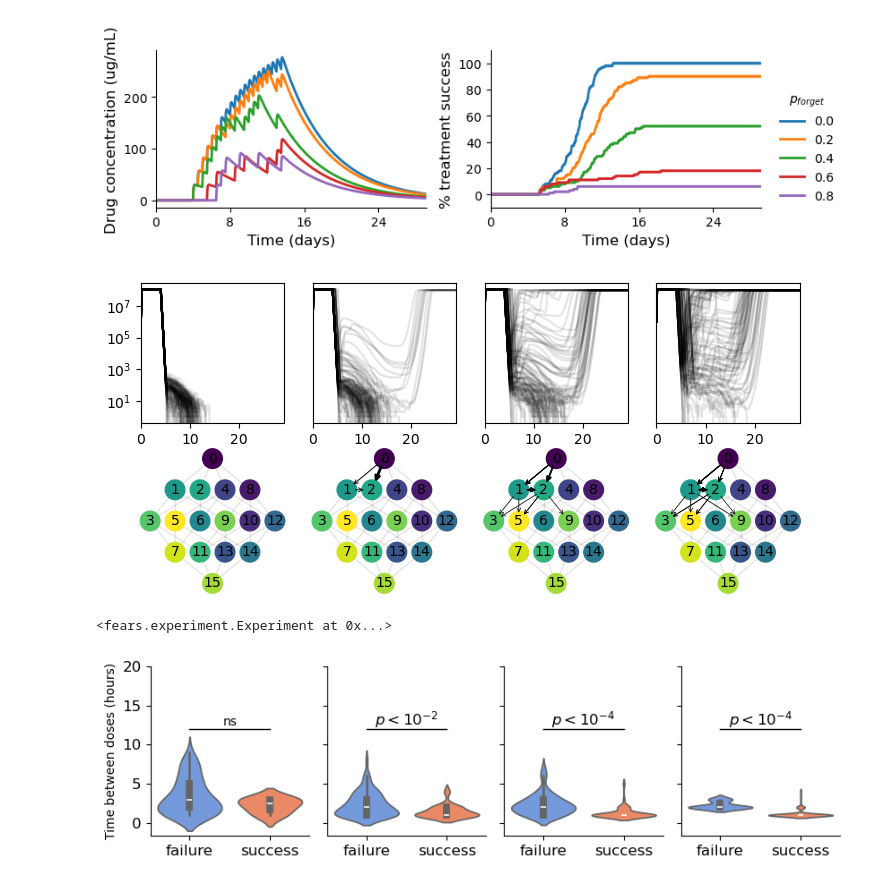
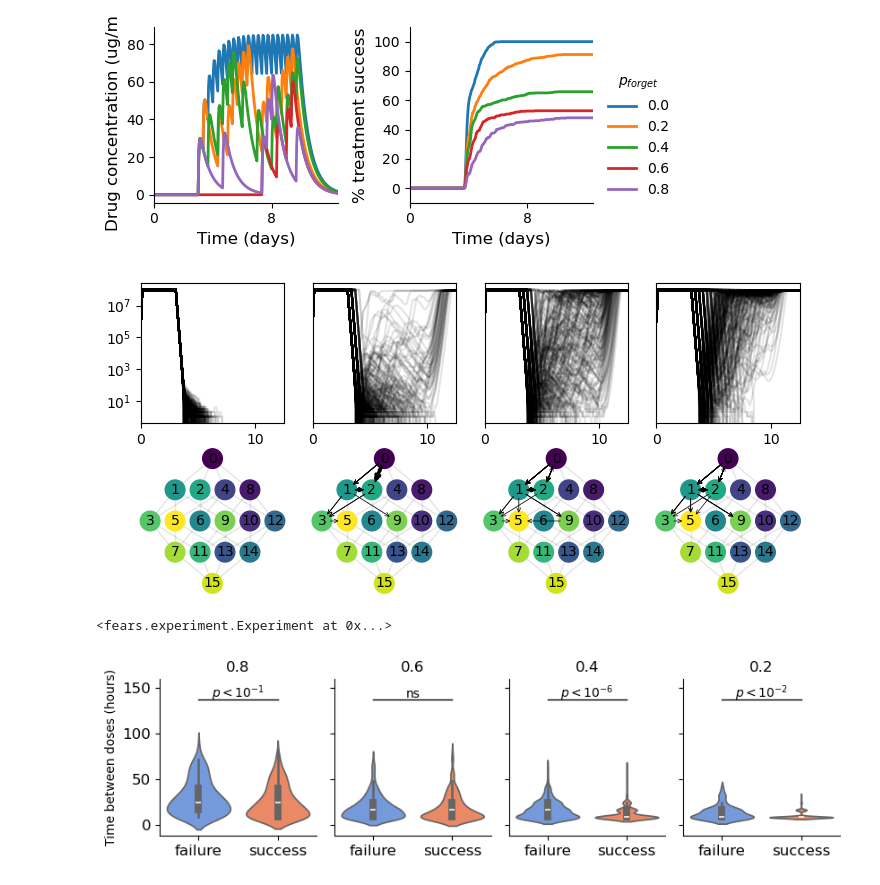
Before and after one commit to eshanking/seascapes_figures, a Jupyter notebook: figure_code/non_adherence_fig.ipynb, the cells around one changed output. Drawn from its saved outputs; the diff is of its cells as text; code cells hidden in the pictures.

```diff
--- a/figure_code/non_adherence_fig.ipynb
+++ b/figure_code/non_adherence_fig.ipynb
@@ -15,27 +15,30 @@ np.random.seed(2024)
 init_counts = np.zeros(16)
 init_counts[0] = 10**5
 
+k_abs = 0.0137*60
+k_elim = 0.001*60
+
 options = {
-    'mut_rate':10**-8,
+    'mut_rate':0.5*10**-8,
     'fitness_data':'from_file',
     'use_carrying_cap':True,
     'carrying_cap':10**8,
     'dwell':True,
-    'dwell_time':24*4,
+    'dwell_time':24*3,
     'death_model':'pharmacodynamic',
-    'k_elim':0.00839,
-    'k_abs':0.95,
-    'n_timestep':700,
+    'k_elim':k_elim,
+    'k_abs':k_abs,
+    'n_timestep':300,
     'plot':False,
-    'regimen_length':10*24,
+    'regimen_length':7*24,
     'max_dose':30,
-    'dose_schedule':12
+    'dose_schedule':8
 }
 
 
 p = np.array([0.0,0.2,0.4,0.6,0.8])
 
-n_sims = 100
+n_sims = 500
 debug=False
 
 experiment_type = 'drug-regimen'
@@ -65,7 +68,7 @@ n_sims = exp_info.n_sims
 p_drop = exp_info.prob_drops
 
 # fig,ax = plt.subplots(nrows=1,ncols=3,figsize=(8,2.5))
-fig,ax_list = plt.subplots(ncols=2,figsize=(8.5,2.5))
+fig,ax_list = plt.subplots(ncols=2,figsize=(6,2.5))
 
 ax = ax_list[1]
 
@@ -118,40 +121,41 @@ ax = plotter.x_ticks_to_days(pop,ax)
 ax.legend(frameon=False,fontsize=10,loc=(1.05,0),title='$p_{forget}$')
 
 ax = ax_list[0]
 n_conditions = len(km_data.keys())
 
 cmap = plt.cm.get_cmap('copper')
 
 # xticks = np.arange(0,pop.n_timestep,96)
 
 indx = 0
 for p in exp_info.populations:
     ax.plot(p.drug_curve,linewidth=2,label='$p_{drop}$ = ' + str(p.prob_drop))
 
     ax.set_xticks(xticks)
 
     ax = plotter.x_ticks_to_days(p,ax)
     # ax.set_xlim([xmin,xmax])
     indx+=1
 
 # ax.legend(frameon=False,fontsize=10)
 ax.spines["right"].set_visible(False)
 ax.spines["top"].set_visible(False)
 
 ax.set_xlabel('Time (days)',fontsize=12)
 ax.set_ylabel('Drug concentration (ug/mL)',fontsize=12)
 
 fig.tight_layout()
 
 # fig.savefig('figures/non_adh_km.pdf',bbox_inches='tight')
 # %% [output]
-[figure, old version]
+[figure, new version]
 # %%
 n_conditions = len(km_data.keys())
 fig,ax_list = plt.subplots(nrows=2,ncols=n_conditions-1,figsize=(8.5,4),
                             sharex=False,sharey=False)
 
-exp = pickle.load(open('./results/results_03082024_0002/experiment_info_03082024_0002.p','rb'))
+# exp = pickle.load(open('./results/results_03082024_0002/experiment_info_03082024_0002.p','rb'))
+exp = pickle.load(open(e.experiment_info_path,'rb'))
 arrowprops = dict(arrowstyle='->', color='black', lw=1.5,mutation_scale=7,shrinkA=6,shrinkB=6)
 
 landscape_options = {'node_size':200,
@@ -160,7 +164,7 @@ landscape_options = {'node_size':200,
 
 cmap = plt.get_cmap('Accent')
 
-keys = list(prop_data1.keys())[1:]
+keys = list(prop_data1.keys())[:-1]
 
 p = e.populations[0]
 
@@ -224,7 +228,7 @@ xticks = np.arange(0,p.n_timestep,24*8)
 
 # fig.savefig('figures/nonadherence_grid.pdf',bbox_inches='tight')
 # %% [output]
-[figure, old version]
+[figure, new version]
 # %%
 exp
 # %% [output]
@@ -371,11 +352,12 @@ for exp in exp_folders_t:
         # print(s)
         doses = np.argwhere(s==1)
         if len(doses) > 1:
-            time_between_surv.append((doses[1]-doses[0])[0])
+            time_between_surv.append((doses[1]-doses[0])[0]*p.dose_schedule)
+
     for ext in extinct_sched:
         doses = np.argwhere(ext==1)
         if len(doses) > 1:
-            time_between_ext.append((doses[1]-doses[0])[0])
+            time_between_ext.append((doses[1]-doses[0])[0]*p.dose_schedule)
 
     d = {'survived':time_between_surv,
             'extinct':time_between_ext}
@@ -385,7 +367,7 @@ for exp in exp_folders_t:
 
     # display a horizontal line over the violin plot
 
-    ax.plot([0,1],[12,12],'k',linewidth=1)
+    ax.plot([0,1],[138,138],'k',linewidth=1)
 
     t_stat,p_val = spstats.ttest_ind(time_between_surv,time_between_ext,equal_var=False)
 
@@ -393,18 +375,20 @@ for exp in exp_folders_t:
 
         log_val = str(round(np.log10(p_val)) + 1)
 
-        ax.text(0.5,12.5,'$p < 10^{' + log_val + '}$',fontsize=12,ha='center')
+        ax.text(0.5,140,'$p < 10^{' + log_val + '}$',fontsize=10,ha='center')
 
     else:
-        ax.text(0.5,12.5,'ns',fontsize=10,ha='center')
+        ax.text(0.5,140,'ns',fontsize=10,ha='center')
 
     # ax.tight_layout()
     xt = ax.get_xticks()
     ax.set_xticks(xt)
     ax.set_xticklabels(['failure','success'])
 
-    ax.set_yticks([0,5,10,15,20])
+    # ax.set_yticks([0,5,10,15,20])
     # ax.set_ylim(0,12)
+    yl = ax.get_ylim()
+    ax.set_ylim([yl[0],160])
 
     ax.tick_params(axis='x', labelsize=12)
     ax.tick_params(axis='y', labelsize=12)
@@ -412,13 +396,15 @@ for exp in exp_folders_t:
     ax.spines["right"].set_visible(False)
     ax.spines["top"].set_visible(False)
 
+    ax.set_title(p_drop_t,fontsize=12)
+
     num+=1
 
 ax_list[0].set_ylabel('Time between doses (hours)')
 
 fig.tight_layout()
 # %% [output]
-[figure, old version]
+[figure, new version]
 # %%
 import scipy.stats as spstats
 
```
Also changed, not shown: parts of 2 cells of this notebook.
